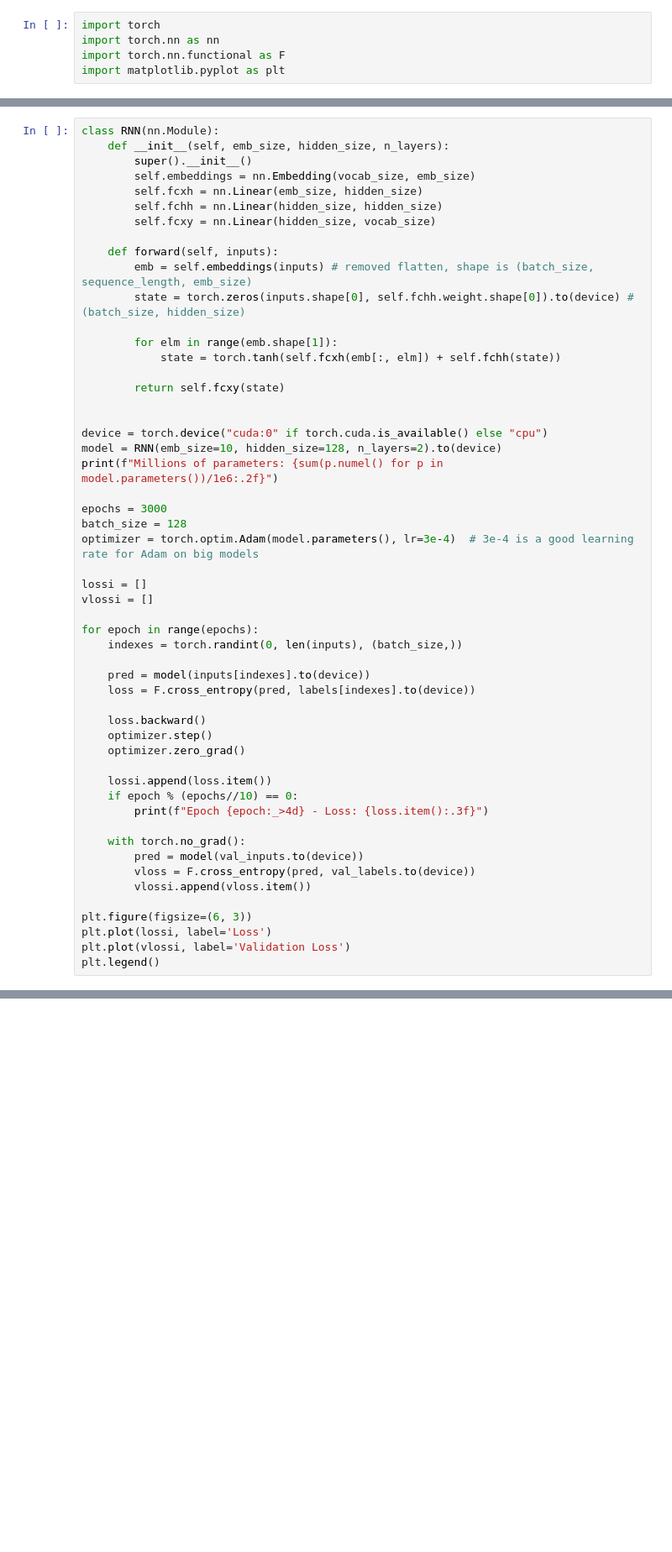
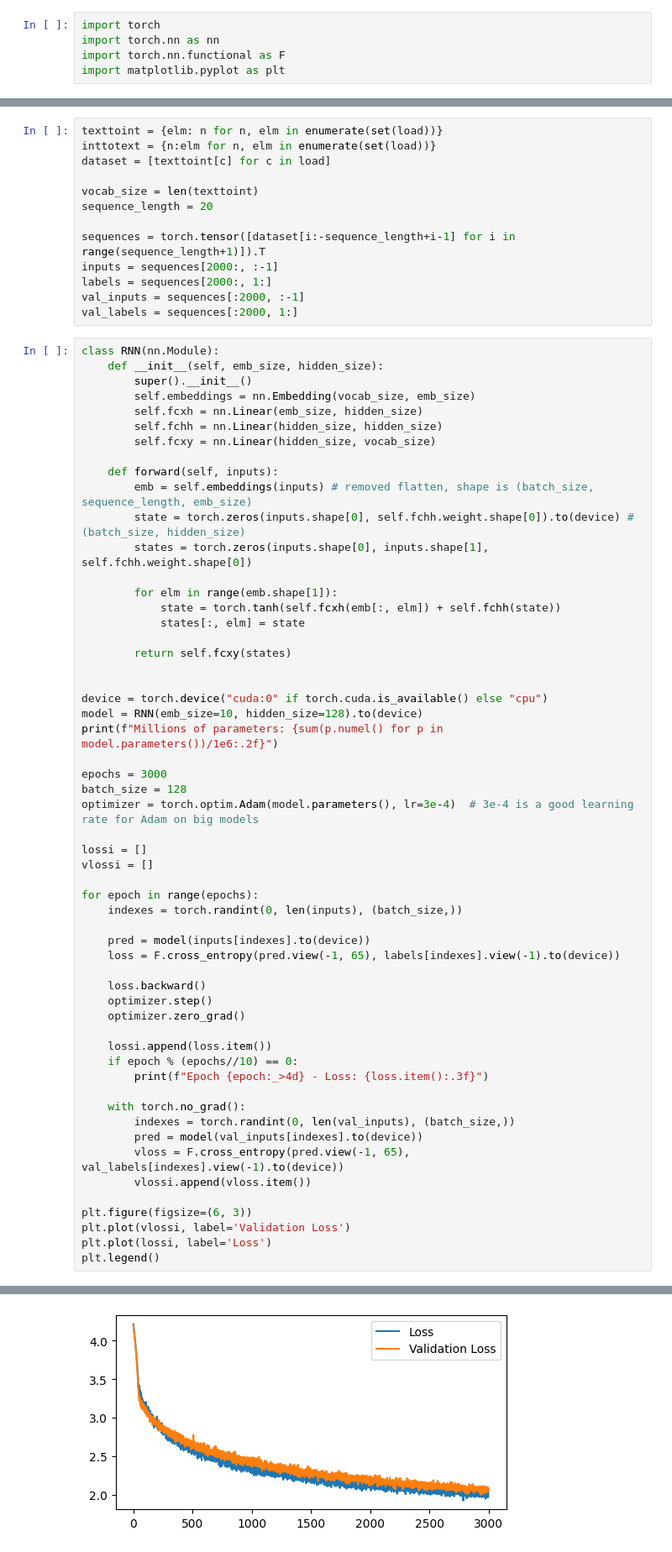
Before and after one commit to LucaM185/GPTs-from-scratch, a Jupyter notebook: 5.5 - RNN.ipynb, the cells around one changed output, grey strips where cells are left out. Shown at 84% size. Drawn from its saved outputs; the diff is of its cells as text; blank space fills up the shorter version.

```diff
--- a/5.5 - RNN.ipynb
+++ b/5.5 - RNN.ipynb
@@ -114,6 +103,19 @@ Epoch 2700 - Loss: 2.068
+# %%
+texttoint = {elm: n for n, elm in enumerate(set(load))}
+inttotext = {n:elm for n, elm in enumerate(set(load))}
+dataset = [texttoint[c] for c in load]
+
+vocab_size = len(texttoint)
+sequence_length = 20
+
+sequences = torch.tensor([dataset[i:-sequence_length+i-1] for i in range(sequence_length+1)]).T
+inputs = sequences[2000:, :-1]
+labels = sequences[2000:, 1:]
+val_inputs = sequences[:2000, :-1]
+val_labels = sequences[:2000, 1:]
 # %%
 class RNN(nn.Module):
-    def __init__(self, emb_size, hidden_size, n_layers):
+    def __init__(self, emb_size, hidden_size):
         super().__init__()
         self.embeddings = nn.Embedding(vocab_size, emb_size)
         self.fcxh = nn.Linear(emb_size, hidden_size)
@@ -123,15 +125,17 @@ class RNN(nn.Module):
     def forward(self, inputs):
         emb = self.embeddings(inputs) # removed flatten, shape is (batch_size, sequence_length, emb_size)
         state = torch.zeros(inputs.shape[0], self.fchh.weight.shape[0]).to(device) # (batch_size, hidden_size)
+        states = torch.zeros(inputs.shape[0], inputs.shape[1], self.fchh.weight.shape[0])
 
         for elm in range(emb.shape[1]):
             state = torch.tanh(self.fcxh(emb[:, elm]) + self.fchh(state))
+            states[:, elm] = state
 
-        return self.fcxy(state)
+        return self.fcxy(states)
 
 
 device = torch.device("cuda:0" if torch.cuda.is_available() else "cpu")
-model = RNN(emb_size=10, hidden_size=128, n_layers=2).to(device)
+model = RNN(emb_size=10, hidden_size=128).to(device)
 print(f"Millions of parameters: {sum(p.numel() for p in model.parameters())/1e6:.2f}")
 
 epochs = 3000
@@ -145,7 +149,7 @@ for epoch in range(epochs):
     indexes = torch.randint(0, len(inputs), (batch_size,))
 
     pred = model(inputs[indexes].to(device))
-    loss = F.cross_entropy(pred, labels[indexes].to(device))
+    loss = F.cross_entropy(pred.view(-1, 65), labels[indexes].view(-1).to(device))
 
     loss.backward()
     optimizer.step()
@@ -156,13 +160,14 @@ for epoch in range(epochs):
         print(f"Epoch {epoch:_>4d} - Loss: {loss.item():.3f}")
 
     with torch.no_grad():
-        pred = model(val_inputs.to(device))
-        vloss = F.cross_entropy(pred, val_labels.to(device))
+        indexes = torch.randint(0, len(val_inputs), (batch_size,))
+        pred = model(val_inputs[indexes].to(device))
+        vloss = F.cross_entropy(pred.view(-1, 65), val_labels[indexes].view(-1).to(device))
         vlossi.append(vloss.item())
 
 plt.figure(figsize=(6, 3))
+plt.plot(vlossi, label='Validation Loss')
 plt.plot(lossi, label='Loss')
-plt.plot(vlossi, label='Validation Loss')
 plt.legend()
 # %% [output]
 Millions of parameters: 0.03
@@ -172,2 +185,3 @@ KeyboardInterrupt:
+[figure, added]
 # %%
 class LSTM(nn.Module):
```
Also changed, not shown: parts of 4 cells of this notebook, 2 other files.
